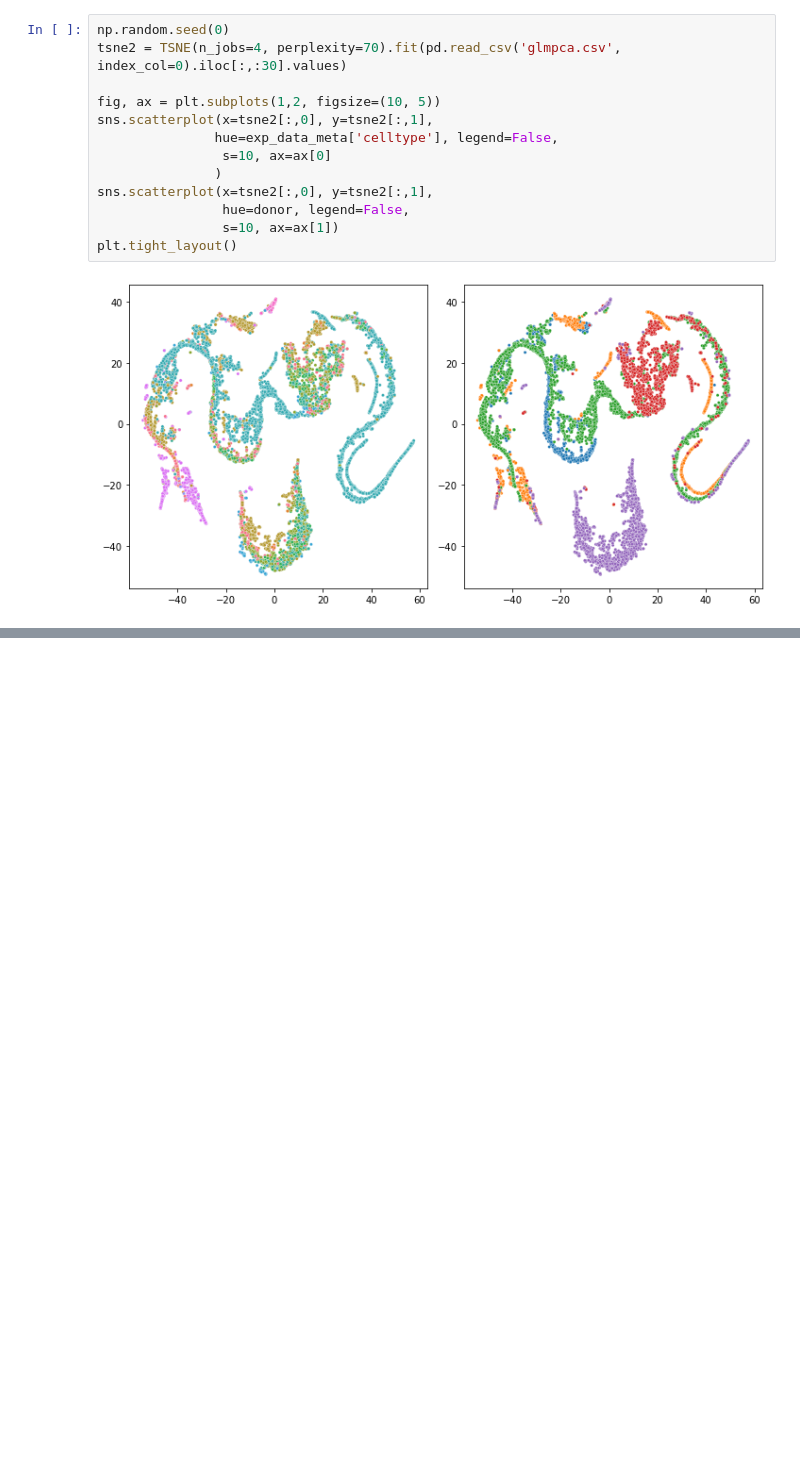
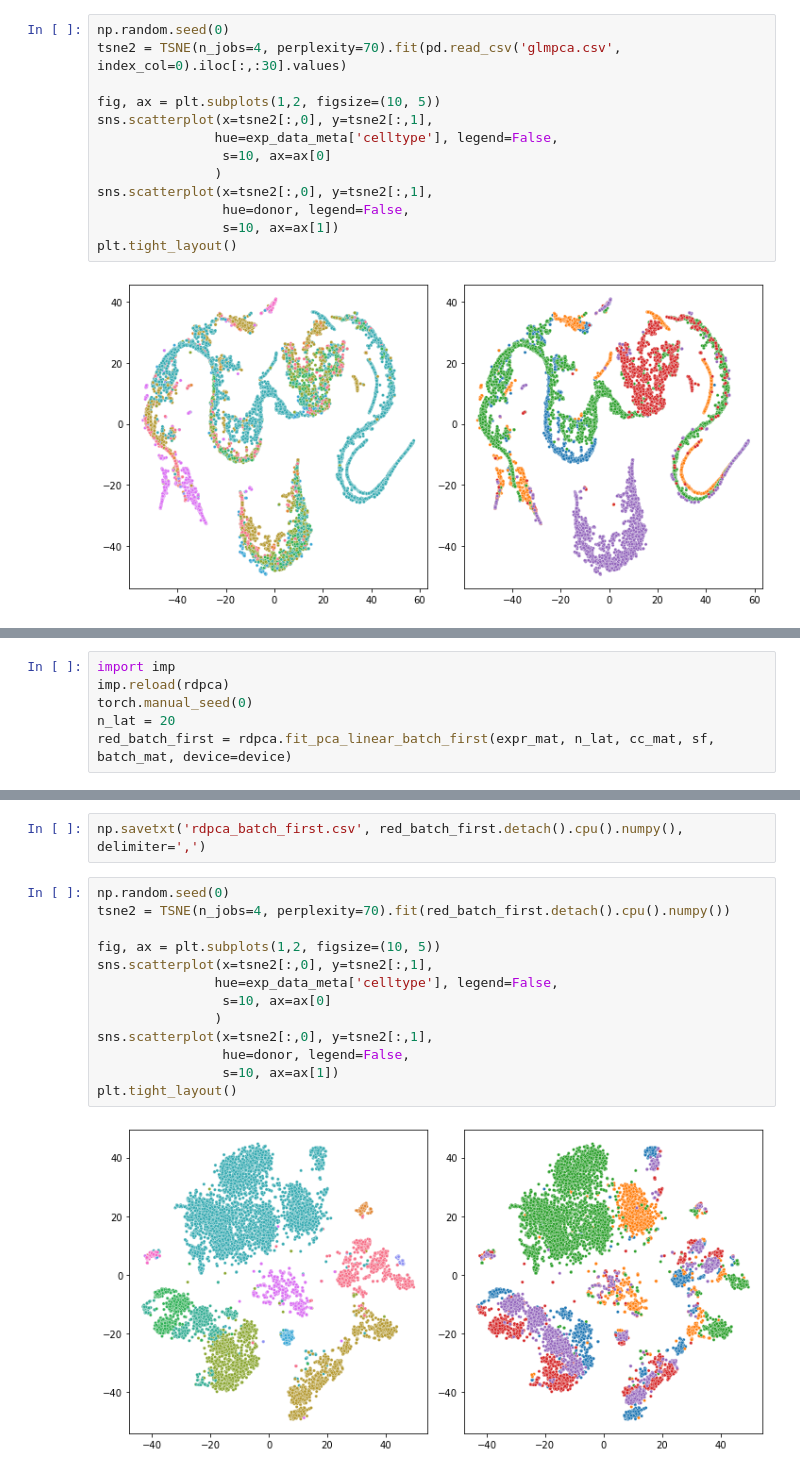
Before and after one commit to hanbin973/RdPCA-paper, a Jupyter notebook: figure4/macparland/macparland_py.ipynb, the cells around one changed output, grey strips where cells are left out. Saved outputs shown, nothing was run; the diff lists cells and outputs as text; blank space fills up the shorter version.

Commit message:
figure 4 complete

```diff
--- a/figure4/macparland/macparland_py.ipynb
+++ b/figure4/macparland/macparland_py.ipynb
@@ -113,0 +139,6 @@ plt.tight_layout()
+# %%
+import imp
+imp.reload(rdpca)
+torch.manual_seed(0)
+n_lat = 20
+red_batch_first = rdpca.fit_pca_linear_batch_first(expr_mat, n_lat, cc_mat, sf, batch_mat, device=device)
@@ -113,0 +160,17 @@ plt.tight_layout()
+# %%
+np.savetxt('rdpca_batch_first.csv', red_batch_first.detach().cpu().numpy(), delimiter=',')
+# %%
+np.random.seed(0)
+tsne2 = TSNE(n_jobs=4, perplexity=70).fit(red_batch_first.detach().cpu().numpy())
+
+fig, ax = plt.subplots(1,2, figsize=(10, 5))
+sns.scatterplot(x=tsne2[:,0], y=tsne2[:,1],
+               hue=exp_data_meta['celltype'], legend=False,
+                s=10, ax=ax[0]
+               )
+sns.scatterplot(x=tsne2[:,0], y=tsne2[:,1],
+                hue=donor, legend=False,
+                s=10, ax=ax[1])
+plt.tight_layout()
+# %% [output]
+[figure, added]
```
Also changed, not shown: parts of 10 cells of this notebook, 16 other files.
